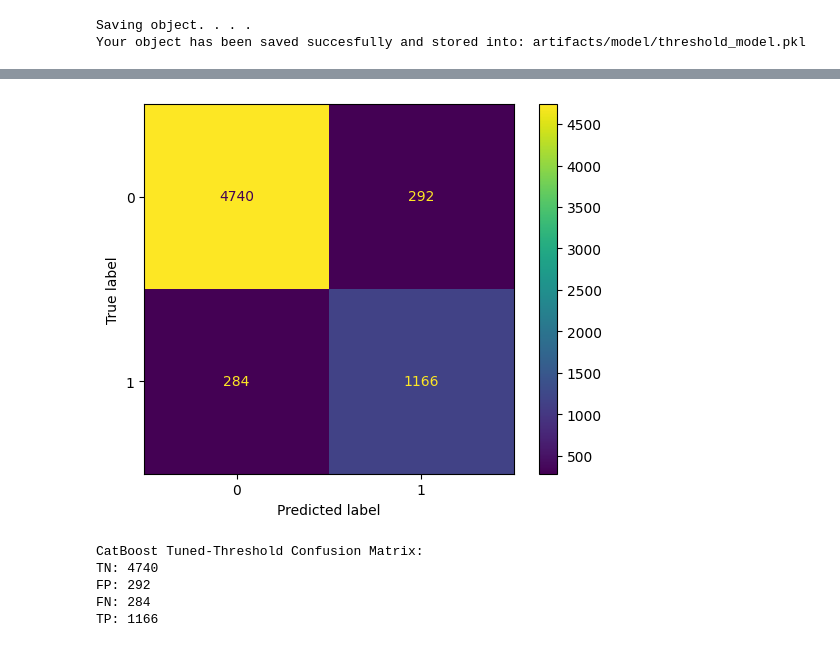
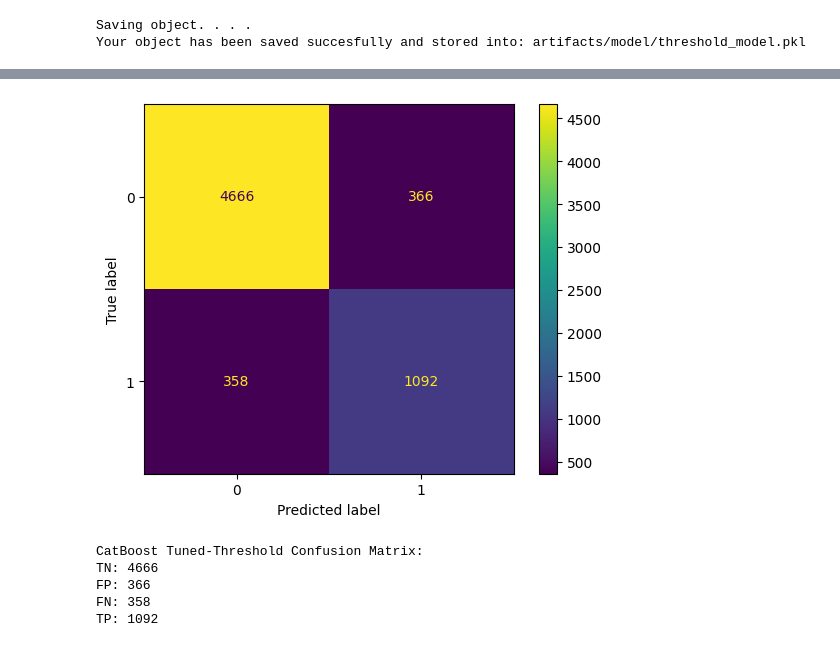
Before and after one commit to bagaskoroah/ml-credit-risk, a Jupyter notebook: notebooks/02_modeling.ipynb, the cells around one changed output, grey strips where cells are left out. Drawn from its saved outputs; the diff is of its cells as text; code cells hidden in the pictures.

```diff
--- a/notebooks/02_modeling.ipynb
+++ b/notebooks/02_modeling.ipynb
@@ -401,5 +401,5 @@ Your object has been saved succesfully and stored into: artifacts/model/best_mod
 # %% [markdown]
 # 7. Threshold Tuned
 # %%
-cb_best_model = save_load.load_object(path=config.MODEL_PATH)
+loaded_model = save_load.load_object(path=config.MODEL_PATH)
 # %%
@@ -413,8 +411,9 @@ As we can see through the precision-recall vs threshold plot above, the optimum
 # %%
-thresh_init = ThresholdClassifier(estimator=cb_best_model, threshold_point=0.2)
+thresh_init = ThresholdClassifier(estimator=loaded_model, threshold_point=0.52)
 
-# create model with 0.2 threshold object
+# create model with 0.52 threshold object
 threshold_model = thresh_init.predict(X_test=X_test)
+threshold_proba = thresh_init.predict_proba(X_test=X_test)
 
 # save model
 save_load.save_object(obj=thresh_init, path=config.MODEL_THRESHOLD_PATH)
@@ -447,16 +458,16 @@ threshold_summary.round(3)
 # %%
-model_confusion, tn, fp, fn, tp = evaluate_model.confusion(y_test, thresh_init.predict(X_test))
+threshold_model_confusion, tn, fp, fn, tp = evaluate_model.confusion(y_test, thresh_init.predict(X_test))
 
 print('CatBoost Tuned-Threshold Confusion Matrix:')
-model_confusion
+threshold_model_confusion
 print('TN:', tn)
 print('FP:', fp)
 print('FN:', fn)
 print('TP:', tp)
 # %% [output]
-[figure, old version]
+[figure, new version]
 CatBoost Tuned-Threshold Confusion Matrix:
-TN: 4740
-FP: 292
-FN: 284
-TP: 1166
+TN: 4666
+FP: 366
+FN: 358
+TP: 1092
```
Also changed, not shown: parts of 22 cells of this notebook, 10 other files.
